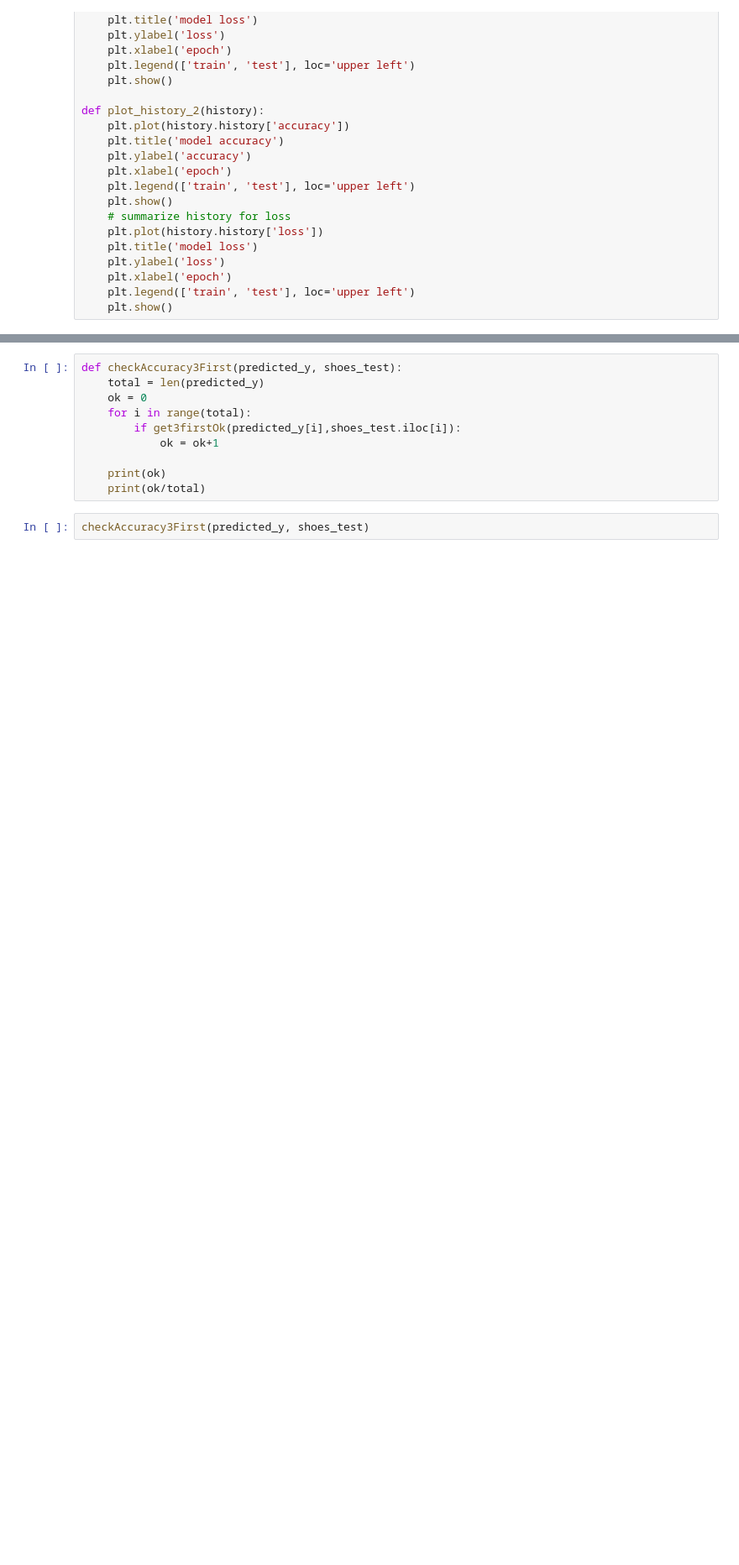
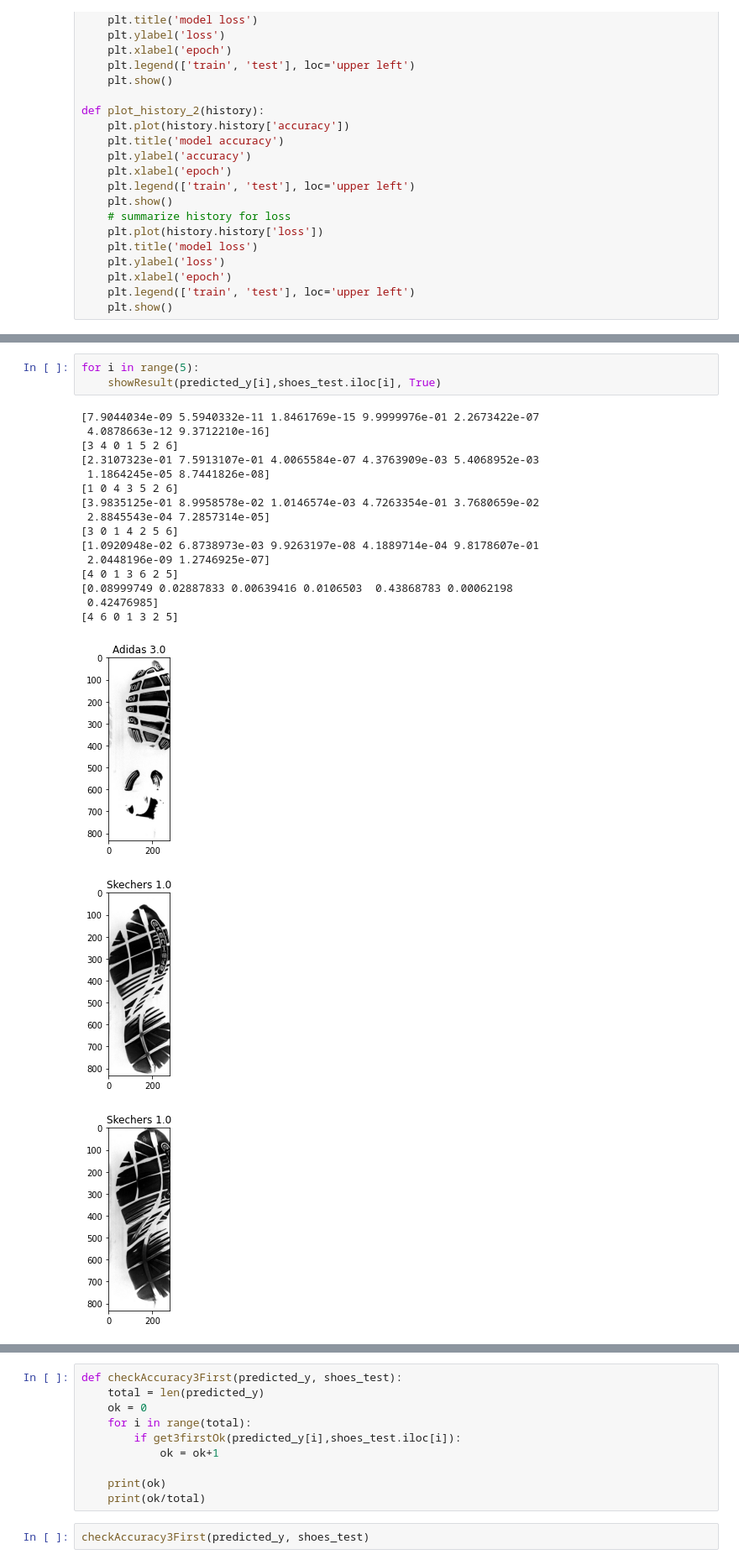
Before and after one commit to laurivsan/TFM_AI_2023, a Jupyter notebook: TFM_LauraRivera_deleteNone.ipynb, the cells around one changed output, grey strips where cells are left out. Shown at 84% size. Cells and saved outputs as stored; diff of their text form; blank space fills up the shorter version.

```diff
--- a/TFM_LauraRivera_deleteNone.ipynb
+++ b/TFM_LauraRivera_deleteNone.ipynb
@@ -875,0 +900,22 @@ showResult(predicted_y[0],shoes_test.iloc[0], True)
+# %%
+for i in range(5):
+    showResult(predicted_y[i],shoes_test.iloc[i], True)
+# %% [output]
+[7.9044034e-09 5.5940332e-11 1.8461769e-15 9.9999976e-01 2.2673422e-07
+ 4.0878663e-12 9.3712210e-16]
+[3 4 0 1 5 2 6]
+[2.3107323e-01 7.5913107e-01 4.0065584e-07 4.3763909e-03 5.4068952e-03
+ 1.1864245e-05 8.7441826e-08]
+[1 0 4 3 5 2 6]
+[3.9835125e-01 8.9958578e-02 1.0146574e-03 4.7263354e-01 3.7680659e-02
+ 2.8845543e-04 7.2857314e-05]
+[3 0 1 4 2 5 6]
+[1.0920948e-02 6.8738973e-03 9.9263197e-08 4.1889714e-04 9.8178607e-01
+ 2.0448196e-09 1.2746925e-07]
+[4 0 1 3 6 2 5]
+[0.08999749 0.02887833 0.00639416 0.0106503  0.43868783 0.00062198
+ 0.42476985]
+[4 6 0 1 3 2 5]
+[figure, added]
+[figure, added]
+[figure, added]
```
Also changed, not shown: parts of 74 cells of this notebook.
